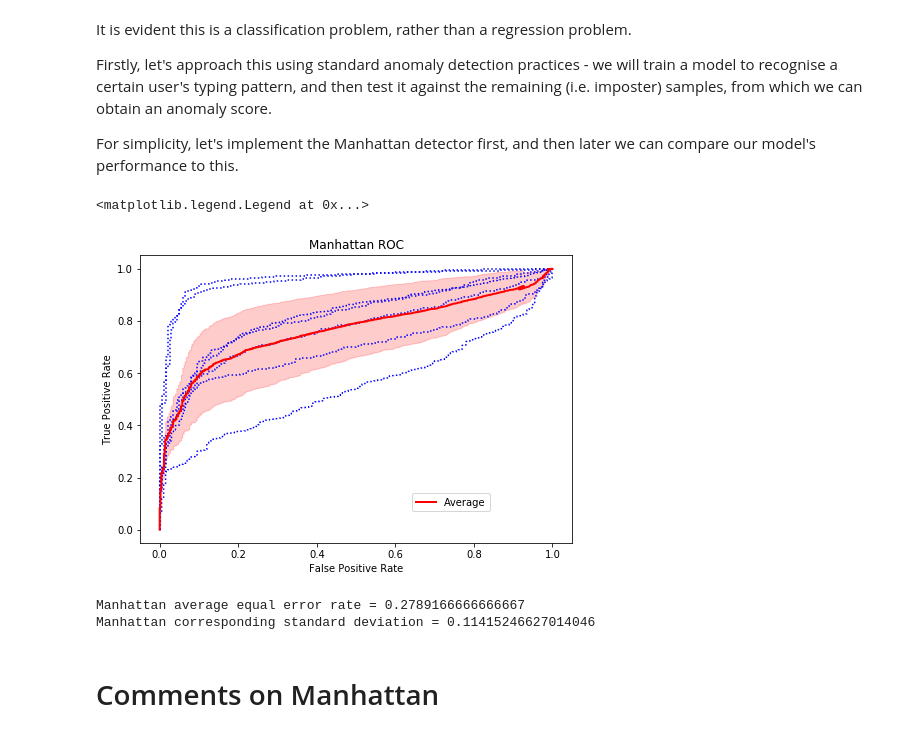
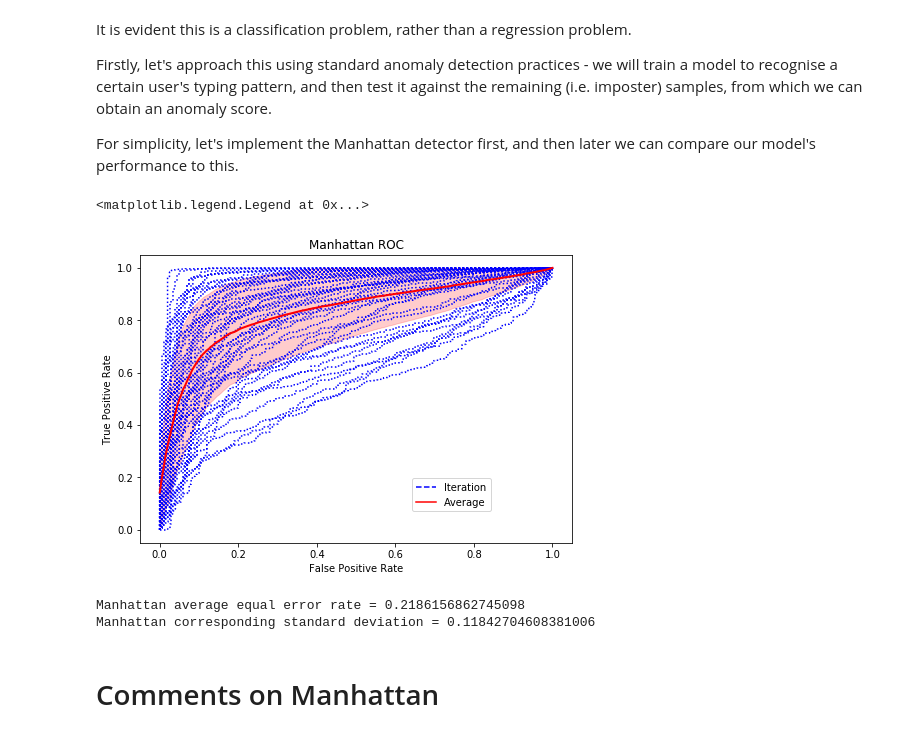
Before and after one commit to antonyfray/keystroke-dynamics-cmu, a Jupyter notebook: manhattan.ipynb, the cells around one changed output. Drawn from its saved outputs; the diff is of its cells as text; code cells hidden in the pictures.

Commit message:
Refactored average ROC calculation and tidied up

```diff
--- a/manhattan.ipynb
+++ b/manhattan.ipynb
@@ -70,13 +71,15 @@ Firstly, let's approach this using standard anomaly detection practices - we wil
 
 For simplicity, let's implement the Manhattan detector first, and then later we can compare our model's performance to this.
 # %%
-# store all fpr and tpr in np.array of np.arrays to calc an average ROC
-fpr_list = []
-tpr_list = []
+# store the eer of each iterative model in list - from which the mean can be calculated later
 eer_list = []
-eer_std_list = []
 
 fig = plt.figure()
+
+# Since for each iteration, roc_curve returns fpr and tpr values of different lengths, to obtain an average ROC
+# we define set fpr thresholds, and interpolate the tpr values of each model at each point in the array.
+fpr_thresh = np.linspace(0,1,201)
+interp_tpr_lst = []
 
 for subject in subjects:
     real_user = df.loc[df.subject == subject]
@@ -115,59 +118,52 @@ for subject in subjects:
     fpr, tpr, thresholds = roc_curve(labels, user_dists + imposter_dists)
 
     # add roc curve of each model iteration to a pre-created figure
     # TODO add unique label to each axes we create here to suppress the annoying warning
     ax = fig.add_axes([0,0,1,1])
-    ax.plot(fpr,tpr,'blue',ls=':')
-    if subject == "s010":
-        break
+    ax.plot(fpr,tpr,'blue',ls=':',label=subject)
 
     # TPR = TP / (TP + FN) i.e. over total positives that shouldve been identified as true
     # FPR = FP / (FP + TN) i.e. over total negatives that shouldve been identified as true
     # TPR + FNR = 1
     # FPR + TNR = 1
     fnr = 1 - tpr
 
     # Equal error rate is where fnr = fpr (or minimum distance between them)
     # So we calculate the absolute difference between fnr and fpr and find where that's minimised
     # Small differences are present depending on whether we do fnr[] or fpr[] as we aren't interpolating
     eer = fnr[np.nanargmin(np.absolute(fnr-fpr))]
-    eer2 = fpr[np.nanargmin(np.absolute(fnr-fpr))]
+    eer_list.append(eer)
 
-    eer_list.append(eer)
-    fpr_list.append(fpr)
-    tpr_list.append(tpr)
+    interp_tpr_lst.append(np.interp(fpr_thresh,fpr,tpr))
 
-# https://docs.python.org/3/library/itertools.html#itertools.zip_longest
-# https://stackoverflow.com/questions/52671807/python-multiple-lists-of-different-lengths-averages-and-standard-deviations
-mean_fpr = np.nanmean(np.array(list(zip_longest(*fpr_list)),dtype=float),axis=1)
-mean_tpr = np.nanmean(np.array(list(zip_longest(*tpr_list)),dtype=float),axis=1)
-
-std_fpr = np.nanstd(np.array(list(zip_longest(*fpr_list)),dtype=float),axis=1) #,ddof=1
-std_tpr = np.nanstd(np.array(list(zip_longest(*tpr_list)),dtype=float),axis=1) #,ddof=1
+mean_tpr = np.mean(interp_tpr_lst,axis=0)
+std_tpr = np.std(interp_tpr_lst,axis=0)
 
 # for error bar propagation
-up_tpr = mean_tpr + std_tpr #np.minimum(mean_tpr + std_tpr, 1)
+up_tpr = np.minimum(mean_tpr + std_tpr, 1) #mean_tpr + std_tpr
 low_tpr = mean_tpr - std_tpr
 
 ax = fig.add_axes([0,0,1,1])
 ax.set_title('Manhattan ROC')
-ax.plot(mean_fpr,mean_tpr,'red',ls='-',lw=2,label='Average')
-ax.fill_between(mean_fpr, low_tpr, up_tpr, color='red', alpha=0.2)
+ax.plot(fpr_thresh,mean_tpr,'red',ls='-',lw=2,label='Average')
+ax.fill_between(fpr_thresh, low_tpr, up_tpr, color='red', alpha=0.2)
 ax.set_xlabel('False Positive Rate')
 ax.set_ylabel('True Positive Rate')
-fig.legend(loc=[0.65,0.2])
+leg_iter = mlines.Line2D([],[],color='blue',linestyle="--",label='Iteration')
+leg_av = mlines.Line2D([],[],color='red',linestyle="-",label='Average')
+fig.legend(loc=[0.65,0.2],handles=[leg_iter,leg_av])
 
 # TODO could make table / output at end of , for each type of model, best eer, worst eer and mean eer
 # %% [output]
 <matplotlib.legend.Legend at 0x...>
-[figure, old version]
+[figure, new version]
 # %%
 # Compute average eer
 print("Manhattan average equal error rate = {}".format(np.mean(eer_list)))
 print("Manhattan corresponding standard deviation = {}".format(np.std(eer_list, ddof=0)))
 # %% [output]
-Manhattan average equal error rate = 0.2789166666666667
-Manhattan corresponding standard deviation = 0.11415246627014046
+Manhattan average equal error rate = 0.2186156862745098
+Manhattan corresponding standard deviation = 0.11842704608381006
 # %% [markdown]
 # Comments on Manhattan
 # %% [markdown]
```
Also changed, not shown: parts of 2 cells of this notebook, 1 other file.
